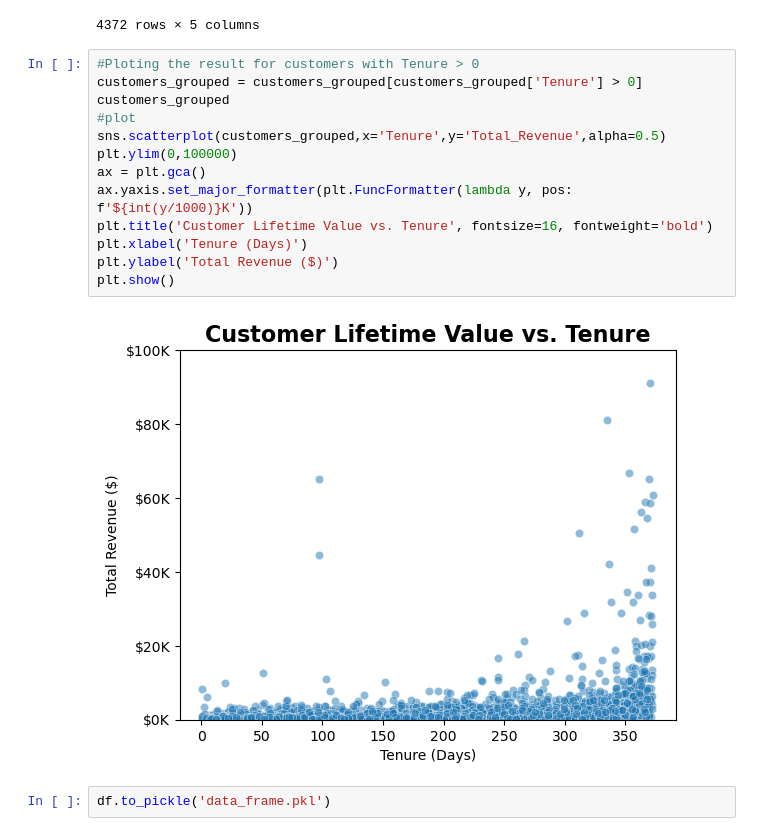
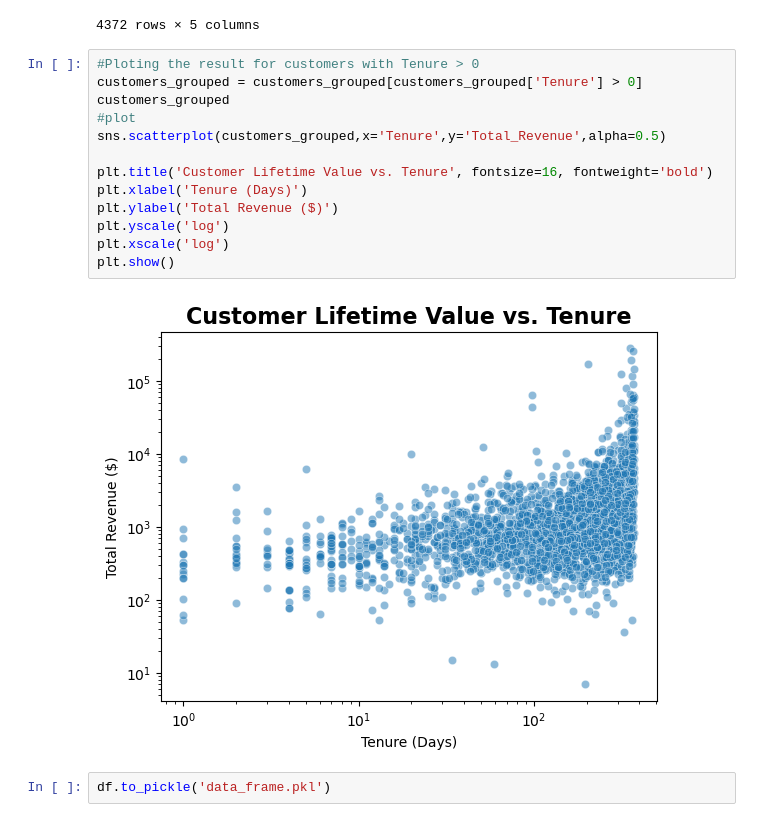
Before and after one commit to MikolajSt1/e-commerce-analysis, a Jupyter notebook: Ecommerce_Analysis_project/4_Cohort_Analysis_and_Retention.ipynb, the cells around one changed output. Drawn from its saved outputs; the diff is of its cells as text.

```diff
--- a/Ecommerce_Analysis_project/4_Cohort_Analysis_and_Retention.ipynb
+++ b/Ecommerce_Analysis_project/4_Cohort_Analysis_and_Retention.ipynb
@@ -126,17 +126,17 @@ customers_grouped
 # %%
 #Ploting the result for customers with Tenure > 0
 customers_grouped = customers_grouped[customers_grouped['Tenure'] > 0]
 customers_grouped
 #plot
 sns.scatterplot(customers_grouped,x='Tenure',y='Total_Revenue',alpha=0.5)
-plt.ylim(0,100000)
-ax = plt.gca()
-ax.yaxis.set_major_formatter(plt.FuncFormatter(lambda y, pos: f'${int(y/1000)}K'))
+
 plt.title('Customer Lifetime Value vs. Tenure', fontsize=16, fontweight='bold')
 plt.xlabel('Tenure (Days)')
 plt.ylabel('Total Revenue ($)')
+plt.yscale('log')
+plt.xscale('log')
 plt.show()
 # %% [output]
-[figure, old version]
+[figure, new version]
 # %%
 df.to_pickle('data_frame.pkl')
```
Also changed, not shown: parts of 1 cell of this notebook, 2 other files.
